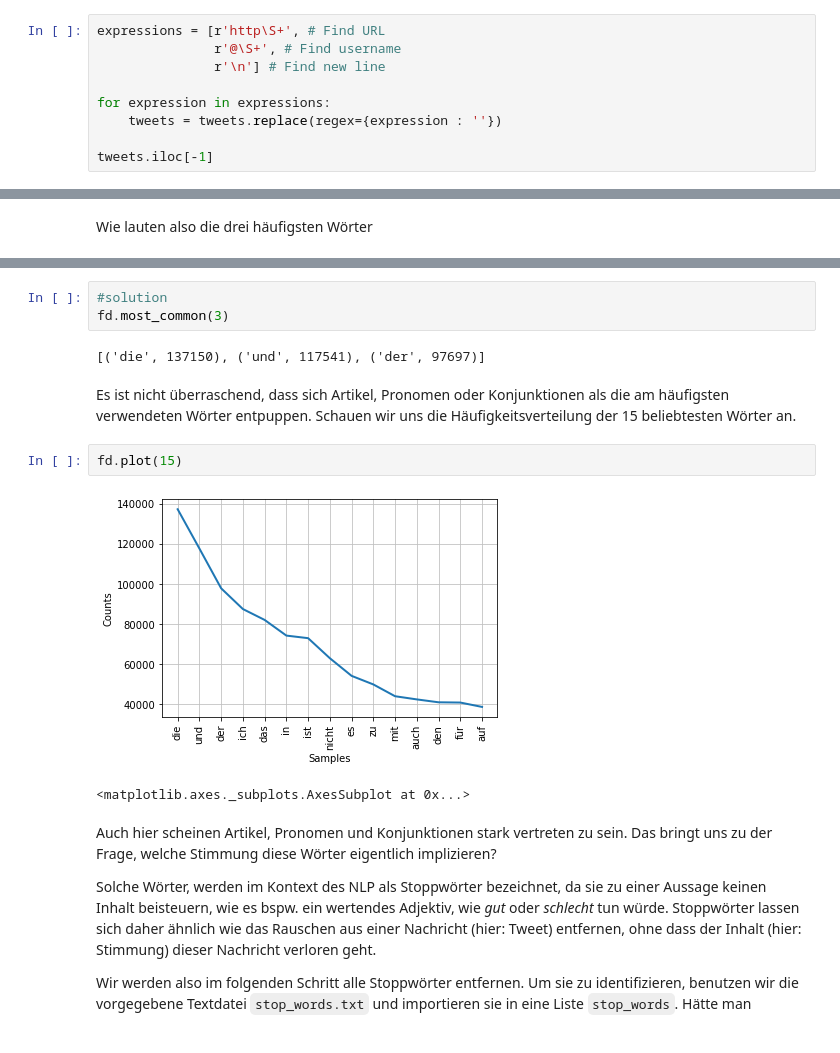
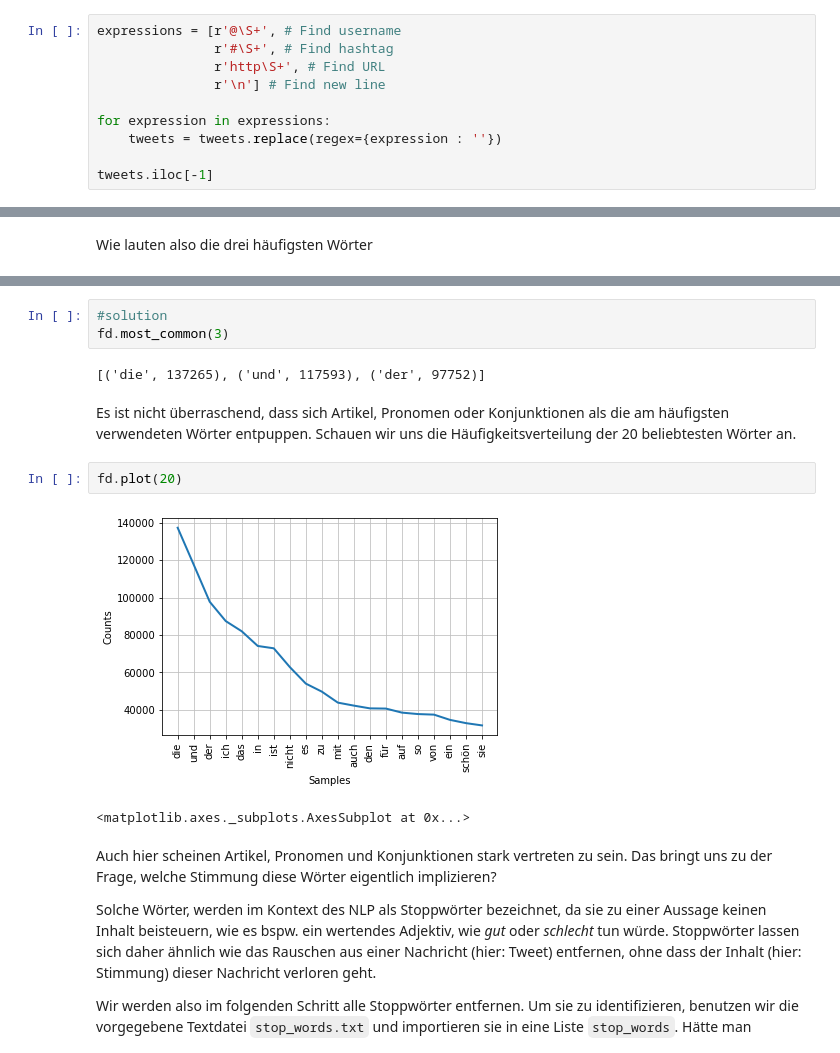
Before and after one commit to orca-nrw/lernmodul-texte, a Jupyter notebook: index.ipynb, the cells around one changed output, grey strips where cells are left out. Cells and saved outputs as stored; diff of their text form.

```diff
--- a/index.ipynb
+++ b/index.ipynb
@@ -306,8 +318,9 @@ tweets.iloc[-1]
 # %% [markdown]
 Nun können wir Zeichenketten, wie den Nutzer und die URL identifizieren und über die folgenden regulären Ausdrücke entfernen.
 # %%
-expressions = [r'http\S+', # Find URL
-               r'@\S+', # Find username
+expressions = [r'@\S+', # Find username
+               r'#\S+', # Find hashtag
+               r'http\S+', # Find URL
                r'\n'] # Find new line
 
 for expression in expressions:
@@ -408,13 +420,13 @@ texte_lm.show_task(7)
 #solution
 fd.most_common(3)
 # %% [output]
-[('die', 137150), ('und', 117541), ('der', 97697)]
+[('die', 137265), ('und', 117593), ('der', 97752)]
 # %% [markdown]
-Es ist nicht überraschend, dass sich Artikel, Pronomen oder Konjunktionen als die am häufigsten verwendeten Wörter entpuppen. Schauen wir uns die Häufigkeitsverteilung der 15 beliebtesten Wörter an.
+Es ist nicht überraschend, dass sich Artikel, Pronomen oder Konjunktionen als die am häufigsten verwendeten Wörter entpuppen. Schauen wir uns die Häufigkeitsverteilung der 20 beliebtesten Wörter an.
 # %%
-fd.plot(15)
+fd.plot(20)
 # %% [output]
-[figure, old version]
+[figure, new version]
 <matplotlib.axes._subplots.AxesSubplot at 0x...>
 # %% [markdown]
 Auch hier scheinen Artikel, Pronomen und Konjunktionen stark vertreten zu sein. Das bringt uns zu der Frage, welche Stimmung diese Wörter eigentlich implizieren?
```
Also changed, not shown: parts of 66 cells of this notebook, 2 other files.
